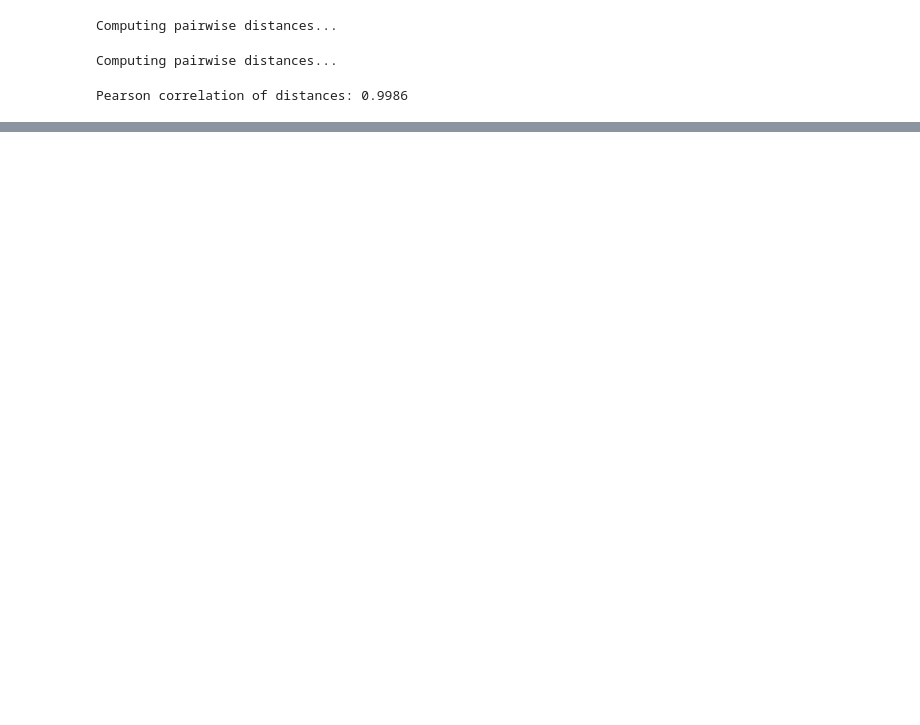
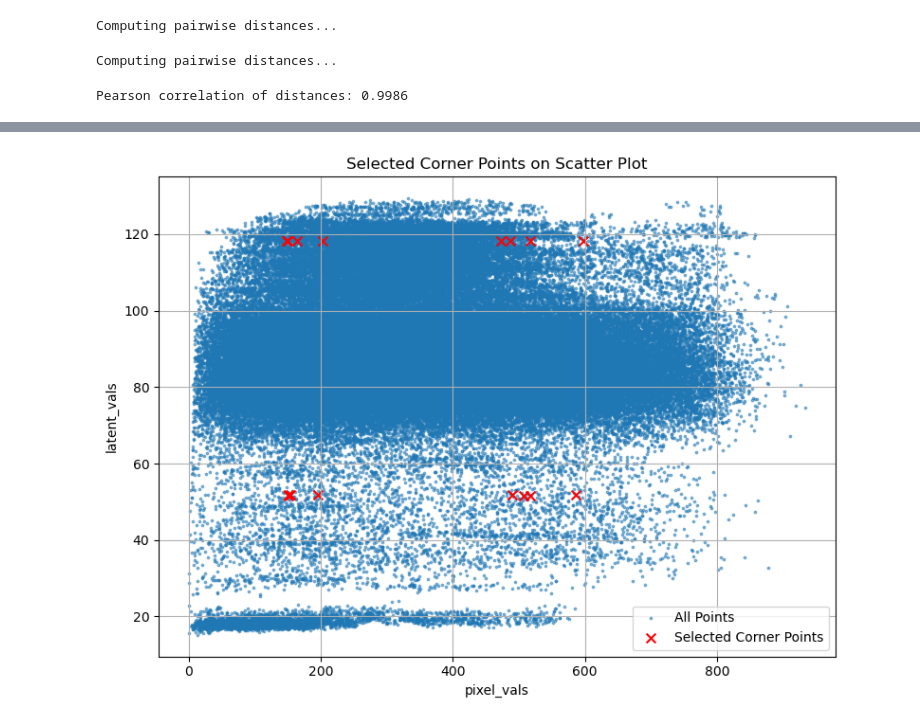
Before and after one commit to shei-dark/HDN, a Jupyter notebook: plot.ipynb, the cells around one changed output, grey strips where cells are left out. Saved outputs shown, nothing was run; the diff lists cells and outputs as text; code cells hidden in the pictures; blank space fills up the shorter version.

```diff
--- a/plot.ipynb
+++ b/plot.ipynb
@@ -497,0 +510,36 @@ plt.show()
+# %%
+import pandas as pd
+import torch
+import matplotlib.pyplot as plt
+
+# Step 1: Load the full set of points
+df = pd.read_csv("points_t.csv")
+
+# Step 2: Load the index matrix (4x4)
+q_matrix = torch.load("q_indices_t.pt")  # shape: (4, 4)
+
+# Step 3: Convert DataFrame columns to tensors for indexing
+pixel_vals = torch.tensor(df["pixel_val"].values)
+latent_vals = torch.tensor(df["latent_val"].values)
+
+# Step 4: Extract x and y coordinates of the 16 selected points
+highlight_x = []
+highlight_y = []
+for row in q_matrix:
+    for idx in row:
+        highlight_x.append(pixel_vals[idx].item())
+        highlight_y.append(latent_vals[idx].item())
+
+# Step 5: Plot
+plt.figure(figsize=(8, 6))
+plt.scatter(df["pixel_val"], df["latent_val"], s=3, alpha=0.5, label="All Points")
+plt.scatter(highlight_x, highlight_y, color='red', s=50, marker='x', label="Selected Corner Points")
+plt.xlabel("pixel_vals")
+plt.ylabel("latent_vals")
+plt.title("Selected Corner Points on Scatter Plot")
+plt.legend()
+plt.grid(True)
+plt.tight_layout()
+plt.show()
+# %% [output]
+[figure, added]
```
Also changed, not shown: parts of 2 cells of this notebook, 9 other files.
